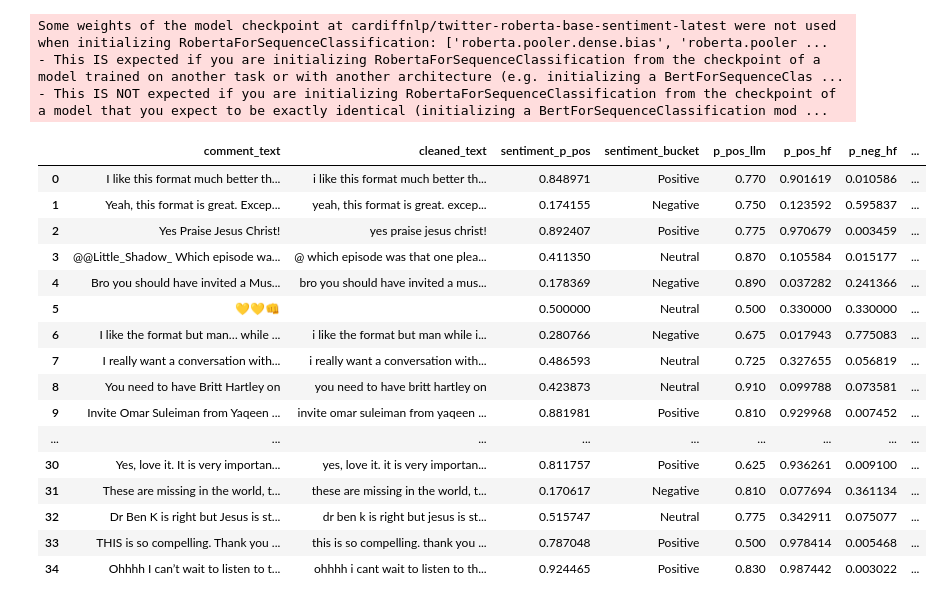
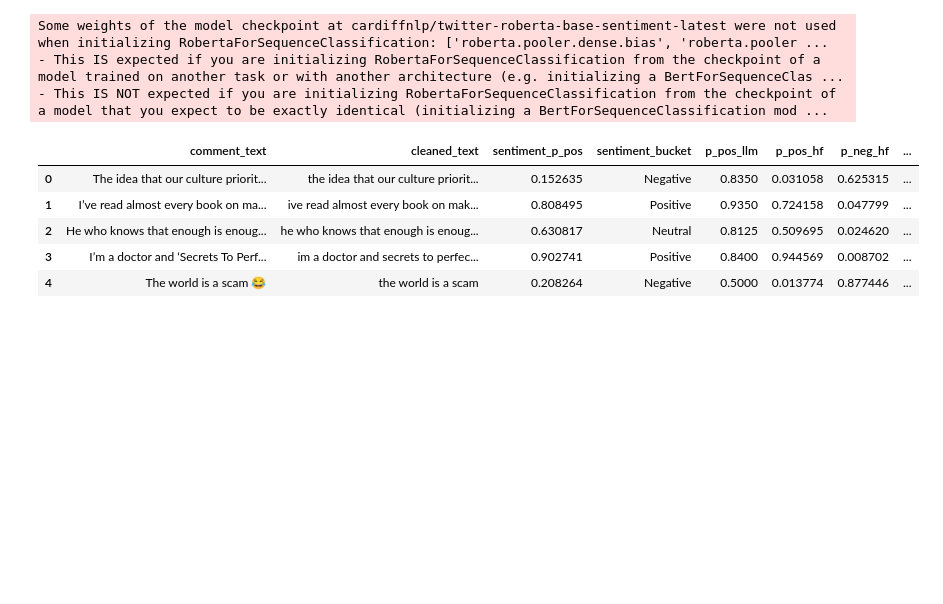
Before and after one commit to anesriad/Diary_Podcast_Recommender, a Jupyter notebook: notebooks/04_eda_model_choice.ipynb, the cells around one changed output. Drawn from its saved outputs; the diff is of its cells as text; code cells hidden in the pictures; blank space fills up the shorter version.

```diff
--- a/notebooks/04_eda_model_choice.ipynb
+++ b/notebooks/04_eda_model_choice.ipynb
@@ -3,12 +3,12 @@ import pandas as pd
 from tqdm.notebook import tqdm
 
 
-df = pd.read_csv('/Users/riadanas/Desktop/MLE Diary of a CEO/data/raw/Esu8BXLBmZ4_comments.csv')
+df = pd.read_csv('/Users/riadanas/Desktop/MLE Diary of a CEO/data/raw/_test_3.csv')
 
 pd.set_option('display.max_columns', None)
 pd.set_option('display.max_rows', None)
 # %%
-# df = df.head(100)
+df = df.head(100)
 # %%
 print(df.shape)
 df.head(2)
@@ -19,0 +118,2 @@ df.head(2)
+# %%
+df = assign_guest_names(df)
@@ -406,36 +525,25 @@ df_sent = apply_sentiment(df)
 # %%
 df_sent[[
     "comment_text",
     "cleaned_text",
     "sentiment_p_pos",
     "sentiment_bucket",
     "p_pos_llm",
     "p_pos_hf",
     "p_neg_hf",
     "comment_like_count",
     "comment_weight",
     "impact_weighted_sentiment",
-    "guest_mentions",
+    "guest_list",
     "topic_requests"
-]].head(35)
+]].head(5)
 # %% [output]
 |  | comment_text | cleaned_text | sentiment_p_pos | sentiment_bucket | p_pos_llm | p_pos_hf | p_neg_hf | ... |
-| 0 | I like this format much better th... | i like this format much better th... | 0.848971 | Positive | 0.770 | 0.901619 | 0.010586 | ... |
-| 1 | Yeah, this format is great. Excep... | yeah, this format is great. excep... | 0.174155 | Negative | 0.750 | 0.123592 | 0.595837 | ... |
-| 2 | Yes Praise Jesus Christ! | yes praise jesus christ! | 0.892407 | Positive | 0.775 | 0.970679 | 0.003459 | ... |
-| 3 | @@Little_Shadow_ Which episode wa... | @ which episode was that one plea... | 0.411350 | Neutral | 0.870 | 0.105584 | 0.015177 | ... |
-| 4 | Bro you should have invited a Mus... | bro you should have invited a mus... | 0.178369 | Negative | 0.890 | 0.037282 | 0.241366 | ... |
-| 5 | 💛💛👊 |  | 0.500000 | Neutral | 0.500 | 0.330000 | 0.330000 | ... |
-| 6 | I like the format but man… while ... | i like the format but man while i... | 0.280766 | Negative | 0.675 | 0.017943 | 0.775083 | ... |
-| 7 | I really want a conversation with... | i really want a conversation with... | 0.486593 | Neutral | 0.725 | 0.327655 | 0.056819 | ... |
-| 8 | You need to have Britt Hartley on | you need to have britt hartley on | 0.423873 | Neutral | 0.910 | 0.099788 | 0.073581 | ... |
-| 9 | Invite Omar Suleiman from Yaqeen ... | invite omar suleiman from yaqeen ... | 0.881981 | Positive | 0.810 | 0.929968 | 0.007452 | ... |
-| ... | ... | ... | ... | ... | ... | ... | ... | ... |
-| 30 | Yes, love it. It is very importan... | yes, love it. it is very importan... | 0.811757 | Positive | 0.625 | 0.936261 | 0.009100 | ... |
-| 31 | These are missing in the world, t... | these are missing in the world, t... | 0.170617 | Negative | 0.810 | 0.077694 | 0.361134 | ... |
-| 32 | Dr Ben K is right but Jesus is st... | dr ben k is right but jesus is st... | 0.515747 | Neutral | 0.775 | 0.342911 | 0.075077 | ... |
-| 33 | THIS is so compelling. Thank you ... | this is so compelling. thank you ... | 0.787048 | Positive | 0.500 | 0.978414 | 0.005468 | ... |
-| 34 | Ohhhh I can’t wait to listen to t... | ohhhh i cant wait to listen to th... | 0.924465 | Positive | 0.830 | 0.987442 | 0.003022 | ... |
+| 0 | The idea that our culture priorit... | the idea that our culture priorit... | 0.152635 | Negative | 0.8350 | 0.031058 | 0.625315 | ... |
+| 1 | I’ve read almost every book on ma... | ive read almost every book on mak... | 0.808495 | Positive | 0.9350 | 0.724158 | 0.047799 | ... |
+| 2 | He who knows that enough is enoug... | he who knows that enough is enoug... | 0.630817 | Neutral | 0.8125 | 0.509695 | 0.024620 | ... |
+| 3 | I’m a doctor and ‘Secrets To Perf... | im a doctor and secrets to perfec... | 0.902741 | Positive | 0.8400 | 0.944569 | 0.008702 | ... |
+| 4 | The world is a scam 😂 | the world is a scam | 0.208264 | Negative | 0.5000 | 0.013774 | 0.877446 | ... |
 # %%
 df_sent['sentiment_bucket'].value_counts()
 # %% [output]
```
Also changed, not shown: parts of 12 cells of this notebook, 46 other files.
